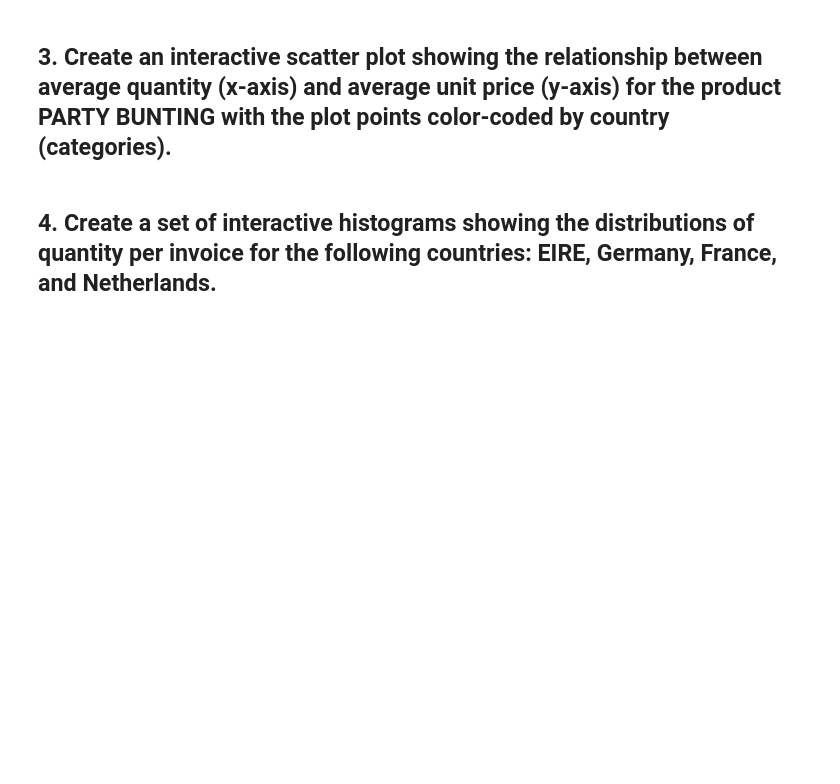
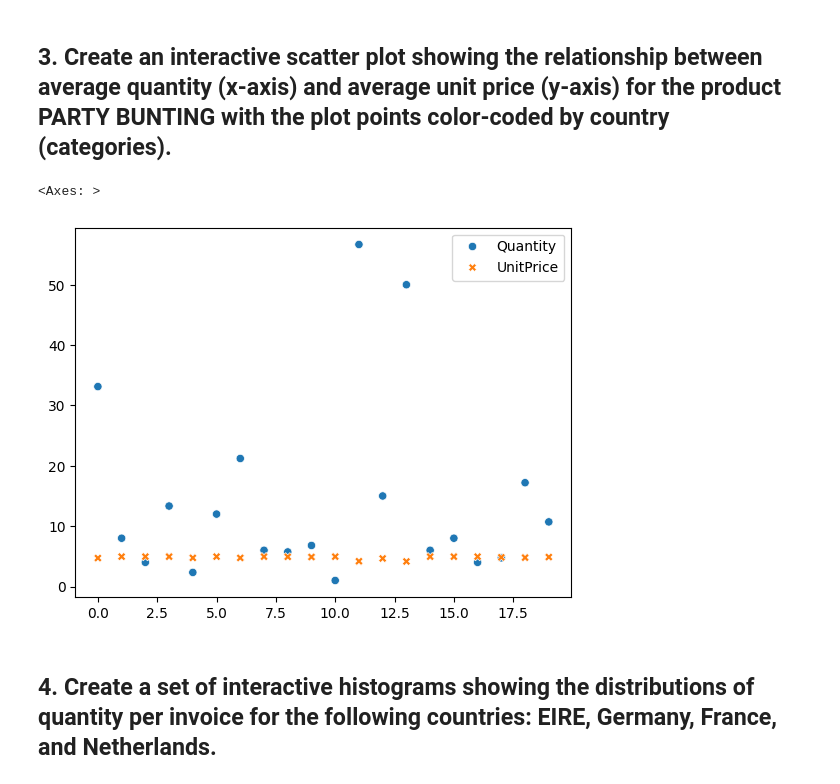
Before and after one commit to Ironhack-Data-Madrid-Octubre-2023/5.2-lab_interactive_visualization, a Jupyter notebook: your-code/main.ipynb, the cells around one changed output. Saved outputs shown, nothing was run; the diff lists cells and outputs as text; code cells hidden in the pictures; blank space fills up the shorter version.

```diff
--- a/your-code/main.ipynb
+++ b/your-code/main.ipynb
@@ -10,2 +12,6 @@ from ipywidgets import interact
 
 cf.go_offline()
+# %%
+xcl = pd.read_excel('../data/Online Retail.xlsx')
+o_retail = pd.DataFrame(xcl)
+o_retail.head()
@@ -16,4 +63,16 @@ cf.go_offline()
 # %% [markdown]
 ## 3. Create an interactive scatter plot showing the relationship between average quantity (x-axis) and average unit price (y-axis) for the product PARTY BUNTING with the plot points color-coded by country (categories).
+# %%
+data = o_retail.loc[o_retail.Description=='PARTY BUNTING']
+
+data = data.groupby('Country')[['Quantity', 'UnitPrice']].mean()
+
+data.reset_index(inplace=True)
+
+
+sns.scatterplot(data)
+# %% [output]
+<Axes: >
+[figure, added]
 # %% [markdown]
 ## 4. Create a set of interactive histograms showing the distributions of quantity per invoice for the following countries: EIRE, Germany, France, and Netherlands.
```
Also changed, not shown: parts of 7 cells of this notebook.
